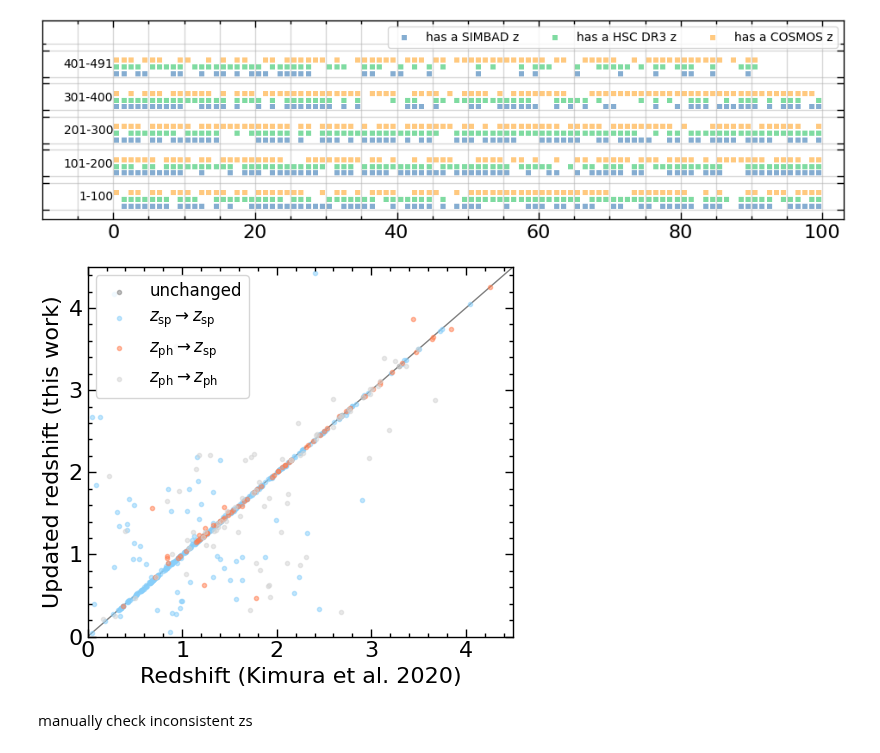
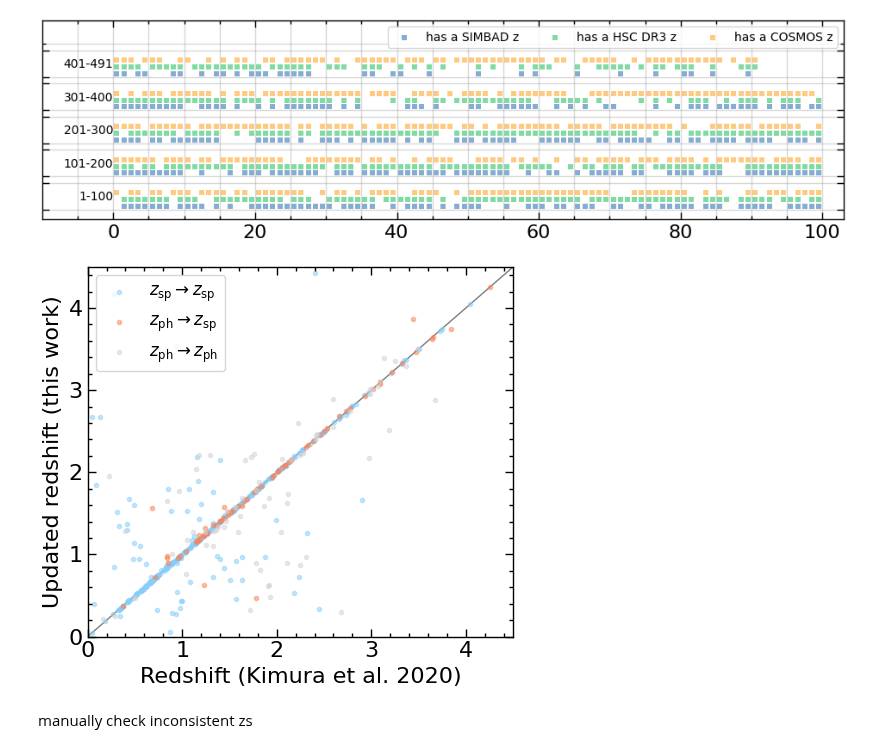
Before and after one commit to Chisen-Lupus/dwarf_agn_cosmos, a Jupyter notebook: hsc-ssp_specz.ipynb, the cells around one changed output. Saved outputs shown, nothing was run; the diff lists cells and outputs as text; code cells hidden in the pictures.

```diff
--- a/hsc-ssp_specz.ipynb
+++ b/hsc-ssp_specz.ipynb
@@ -418,39 +418,33 @@ plt.grid(which='minor', alpha=0.5)
 # %%
 fig, ax = plt.subplots(1,1, figsize=(5, 4.5))
 
-mask_unchanged = (data_agn_updated['r_z']==4)
-ax.scatter(data_agn_updated['z4'][mask_unchanged], data_agn_updated['z'][mask_unchanged],
-           marker='.', color='gray', label=r'unchanged', alpha=0.5)
+# mask_unchanged = (data_agn_updated['r_z']==4)
+# ax.scatter(data_agn_updated['z4'][mask_unchanged], data_agn_updated['z'][mask_unchanged],
+#            marker='.', color='gray', label=r'unchanged', alpha=0.5)
 
 mask_sp2sp = (data_agn_updated['r_z4']<=2) & (data_agn_updated['r_z']<=2)
 ax.scatter(data_agn_updated['z4'][mask_sp2sp], data_agn_updated['z'][mask_sp2sp],
            marker='.', color='lightskyblue', label=r'$z_{\rm sp} \rightarrow z_{\rm sp}$', alpha=0.5)
 
 mask_ph2sp = (data_agn_updated['r_z4']>=3) & (data_agn_updated['r_z']<=2)
 ax.scatter(data_agn_updated['z4'][mask_ph2sp], data_agn_updated['z'][mask_ph2sp],
            marker='.', color='coral', label=r'$z_{\rm ph} \rightarrow z_{\rm sp}$', alpha=0.5)
 
 mask_ph2ph = (data_agn_updated['r_z4']>=3) & (data_agn_updated['r_z']>=3)
 ax.scatter(data_agn_updated['z4'][mask_ph2ph], data_agn_updated['z'][mask_ph2ph],
            marker='.', color='lightgray', label=r'$z_{\rm ph} \rightarrow z_{\rm ph}$', alpha=0.5)
 
-# mask_sp2ph = (data_agn_updated['r_z4']<=2) & (data_agn_updated['r_z']>=3)
-# ax.scatter(data_agn_updated['z4'][mask_sp2ph], data_agn_updated['z'][mask_sp2ph],
-#            marker='.', color='r', label=r'$z_{\rm ph} \rightarrow z_{\rm ph}$')
-
-
 ax.plot([0, 4.5], [0, 4.5], lw=1, zorder=-2, color='gray')
-
 ax.set_xlabel('Redshift (Kimura et al. 2020)')
 ax.set_ylabel('Updated redshift (this work)')
 ax.legend(frameon=True, loc=2, fontsize=12)
 ax.set_xlim(0, 4.5)
 ax.set_ylim(0, 4.5)
 fig.savefig('specz.pdf', dpi=300)
 
 fig.tight_layout()
 # %% [output]
-[figure, old version]
+[figure, new version]
 # %% [markdown]
 manually check inconsistent zs
 # %%
```
Also changed, not shown: parts of 8 cells of this notebook, 1 other file.
